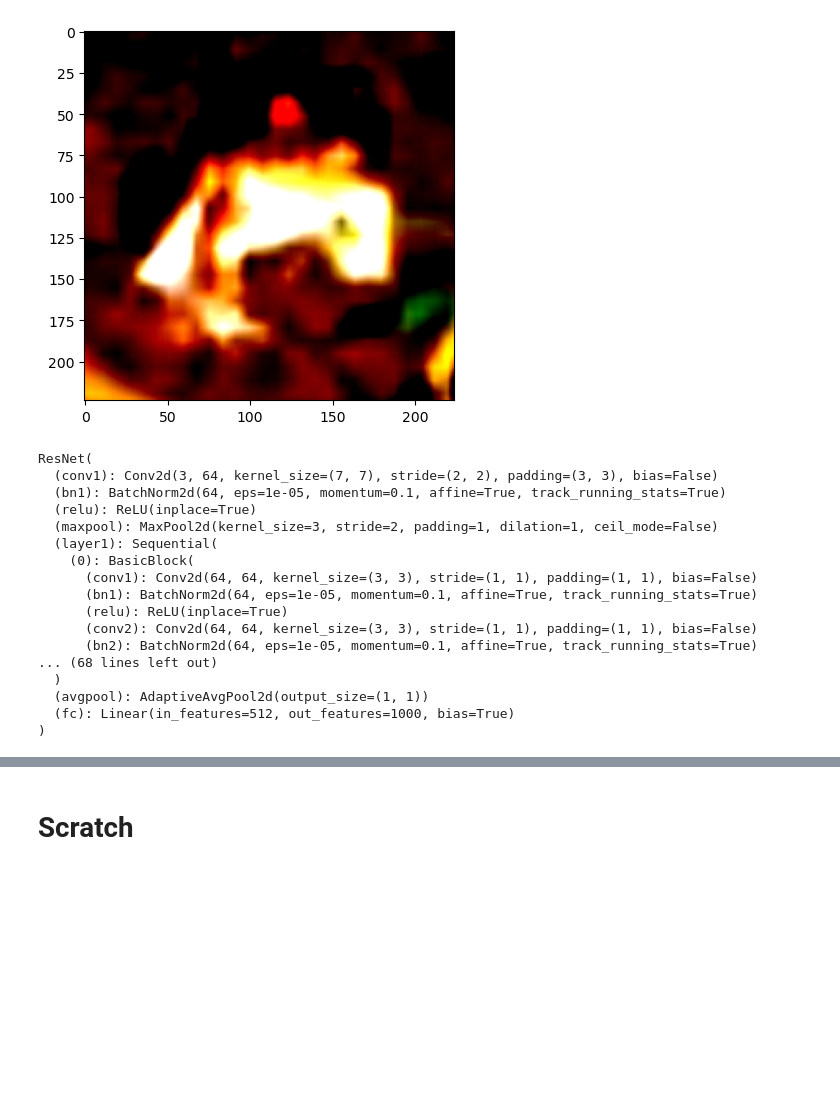
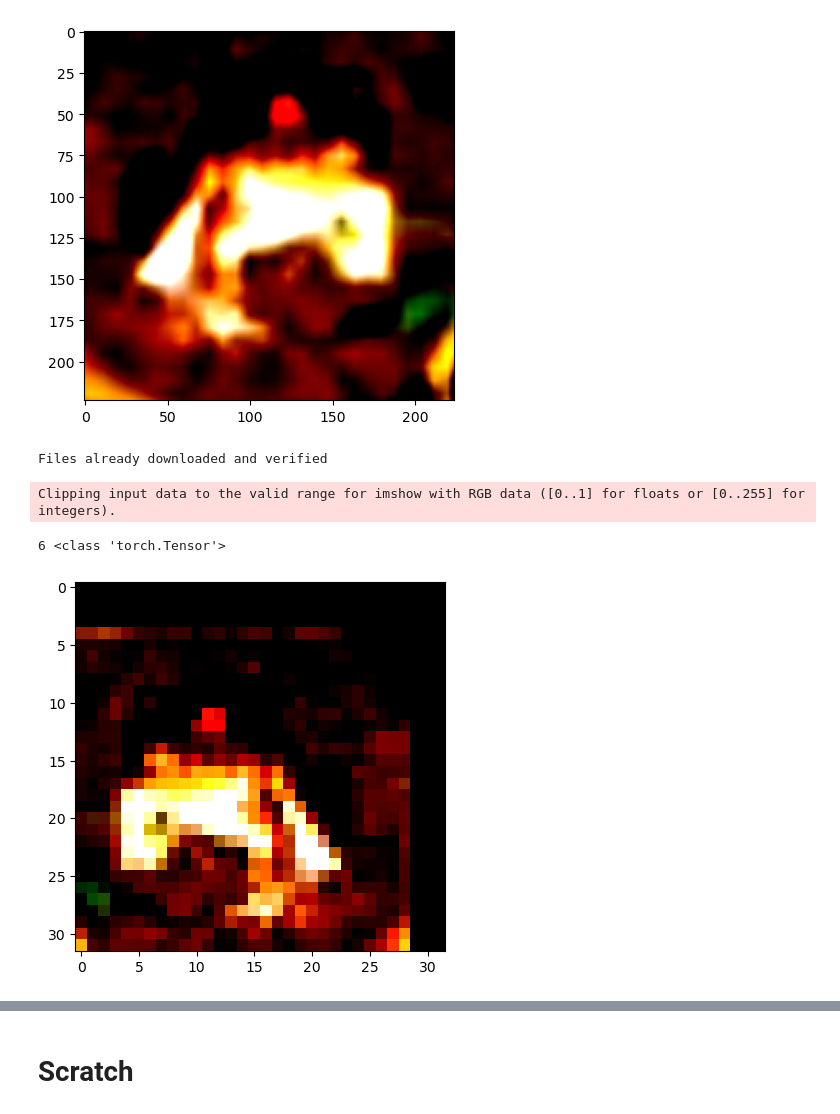
Before and after one commit to sgchr273/FisherMask, a Jupyter notebook: combining.ipynb, the cells around one changed output, grey strips where cells are left out. Cells and saved outputs as stored; diff of their text form; code cells hidden in the pictures; blank space fills up the shorter version.

```diff
--- a/combining.ipynb
+++ b/combining.ipynb
@@ -61,25 +60,25 @@ plt.show()
 Clipping input data to the valid range for imshow with RGB data ([0..1] for floats or [0..255] for integers).
 6 <class 'torch.Tensor'>
 [figure]
-# %%
-print(model)
-# %% [output]
-ResNet(
-  (conv1): Conv2d(3, 64, kernel_size=(7, 7), stride=(2, 2), padding=(3, 3), bias=False)
-  (bn1): BatchNorm2d(64, eps=1e-05, momentum=0.1, affine=True, track_running_stats=True)
-  (relu): ReLU(inplace=True)
-  (maxpool): MaxPool2d(kernel_size=3, stride=2, padding=1, dilation=1, ceil_mode=False)
-  (layer1): Sequential(
-    (0): BasicBlock(
-      (conv1): Conv2d(64, 64, kernel_size=(3, 3), stride=(1, 1), padding=(1, 1), bias=False)
-      (bn1): BatchNorm2d(64, eps=1e-05, momentum=0.1, affine=True, track_running_stats=True)
-      (relu): ReLU(inplace=True)
-      (conv2): Conv2d(64, 64, kernel_size=(3, 3), stride=(1, 1), padding=(1, 1), bias=False)
-      (bn2): BatchNorm2d(64, eps=1e-05, momentum=0.1, affine=True, track_running_stats=True)
-... (68 lines left out)
-  )
-  (avgpool): AdaptiveAvgPool2d(output_size=(1, 1))
-  (fc): Linear(in_features=512, out_features=1000, bias=True)
-)
+# %%
+import torchvision.transforms as transforms
+
+transform_from_run = transforms.Compose([
+                     transforms.RandomCrop(32, padding=4),
+                     transforms.RandomHorizontalFlip(),
+                     transforms.ToTensor(),
+                     transforms.Normalize((0.4914, 0.4822, 0.4465), (0.2470, 0.2435, 0.2616))
+                 ])
+new_cifar = datasets.CIFAR10(root='./data', train=True, download=True, transform=transform_from_run)
+img, label = new_cifar[0]
+print(label, type(img))
+im = img.permute(1, 2, 0) # https://stackoverflow.com/a/55196345
+plt.imshow(im)
+plt.show()
+# %% [output]
+Files already downloaded and verified
+Clipping input data to the valid range for imshow with RGB data ([0..1] for floats or [0..255] for integers).
+6 <class 'torch.Tensor'>
+[figure, added]
 # %%
 trainloader = torch.utils.data.DataLoader(processed_trainset, batch_size=128, num_workers=1)
```
Also changed, not shown: parts of 13 cells of this notebook, 1 other file.
